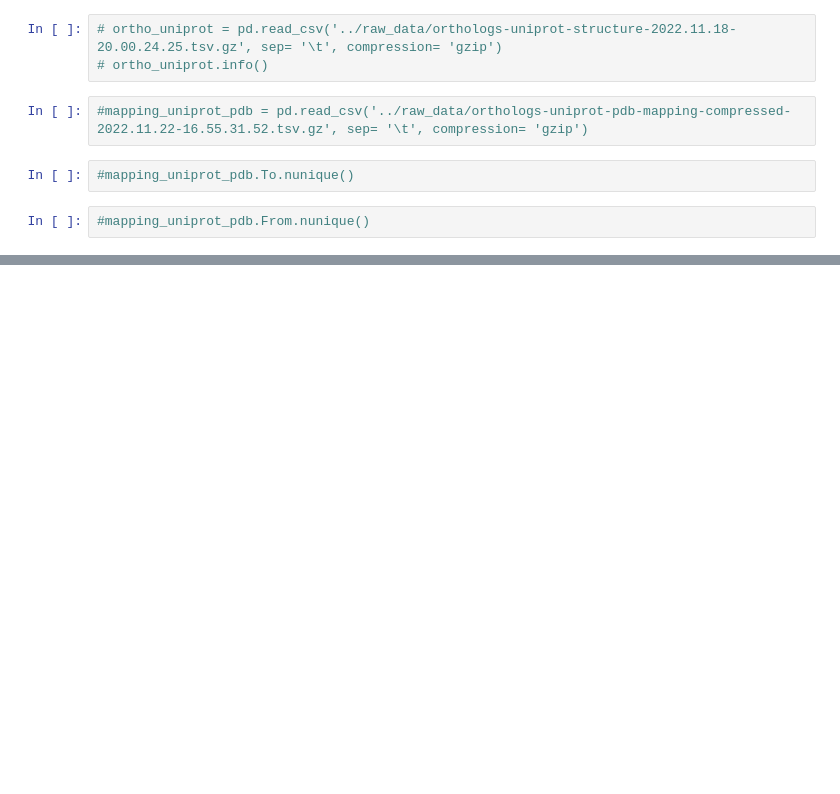
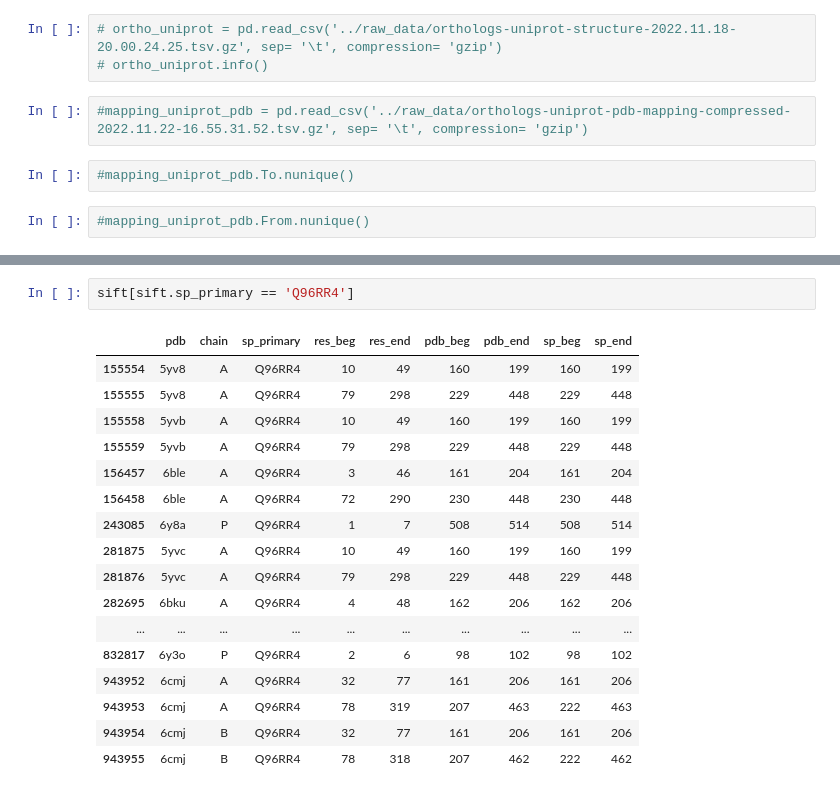
Before and after one commit to alvaro-2/cis-reg, a Jupyter notebook: scripts/orthologs.ipynb, the cells around one changed output, grey strips where cells are left out. Cells and saved outputs as stored; diff of their text form; blank space fills up the shorter version.

```diff
--- a/scripts/orthologs.ipynb
+++ b/scripts/orthologs.ipynb
@@ -830,0 +948,20 @@ msa_pdb_distrib_60.boxplot()
+# %%
+sift[sift.sp_primary == 'Q96RR4']
+# %% [output]
+|  | pdb | chain | sp_primary | res_beg | res_end | pdb_beg | pdb_end | sp_beg | sp_end |
+| 155554 | 5yv8 | A | Q96RR4 | 10 | 49 | 160 | 199 | 160 | 199 |
+| 155555 | 5yv8 | A | Q96RR4 | 79 | 298 | 229 | 448 | 229 | 448 |
+| 155558 | 5yvb | A | Q96RR4 | 10 | 49 | 160 | 199 | 160 | 199 |
+| 155559 | 5yvb | A | Q96RR4 | 79 | 298 | 229 | 448 | 229 | 448 |
+| 156457 | 6ble | A | Q96RR4 | 3 | 46 | 161 | 204 | 161 | 204 |
+| 156458 | 6ble | A | Q96RR4 | 72 | 290 | 230 | 448 | 230 | 448 |
+| 243085 | 6y8a | P | Q96RR4 | 1 | 7 | 508 | 514 | 508 | 514 |
+| 281875 | 5yvc | A | Q96RR4 | 10 | 49 | 160 | 199 | 160 | 199 |
+| 281876 | 5yvc | A | Q96RR4 | 79 | 298 | 229 | 448 | 229 | 448 |
+| 282695 | 6bku | A | Q96RR4 | 4 | 48 | 162 | 206 | 162 | 206 |
+| ... | ... | ... | ... | ... | ... | ... | ... | ... | ... |
+| 832817 | 6y3o | P | Q96RR4 | 2 | 6 | 98 | 102 | 98 | 102 |
+| 943952 | 6cmj | A | Q96RR4 | 32 | 77 | 161 | 206 | 161 | 206 |
+| 943953 | 6cmj | A | Q96RR4 | 78 | 319 | 207 | 463 | 222 | 463 |
+| 943954 | 6cmj | B | Q96RR4 | 32 | 77 | 161 | 206 | 161 | 206 |
+| 943955 | 6cmj | B | Q96RR4 | 78 | 318 | 207 | 462 | 222 | 462 |
```
Also changed, not shown: parts of 14 cells of this notebook.
